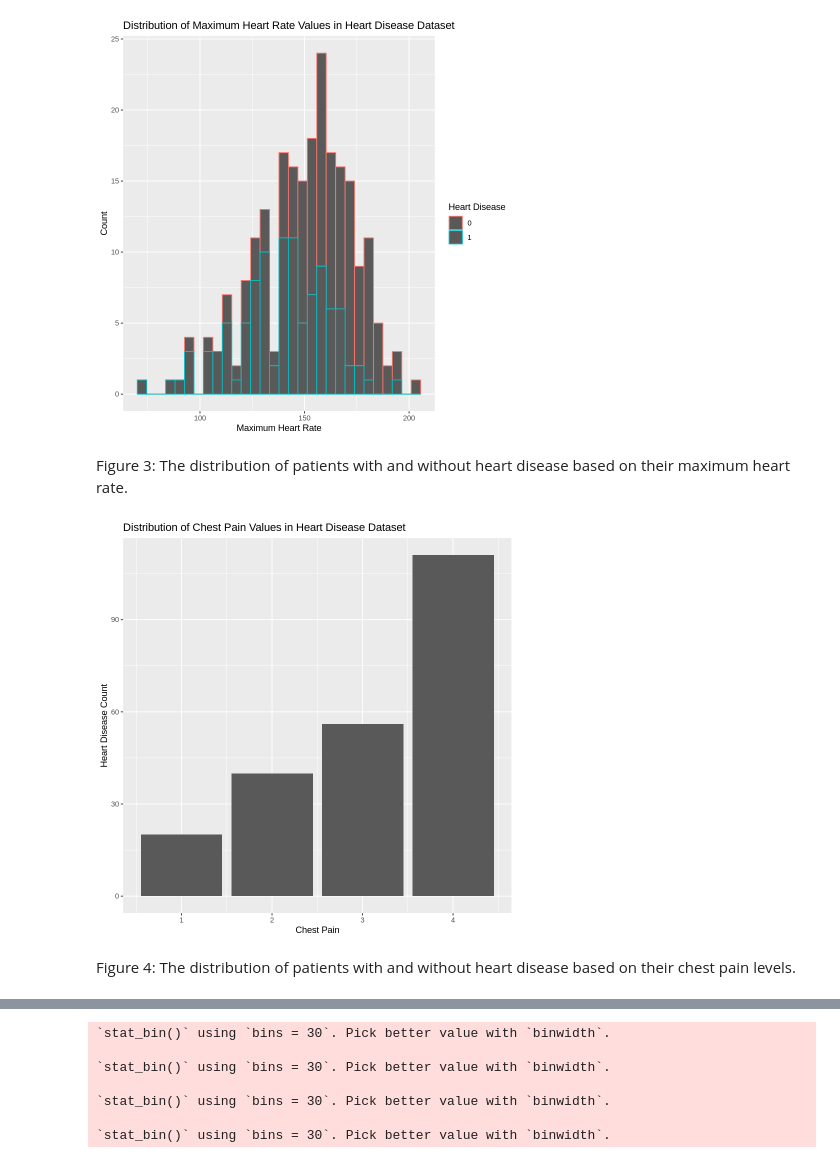
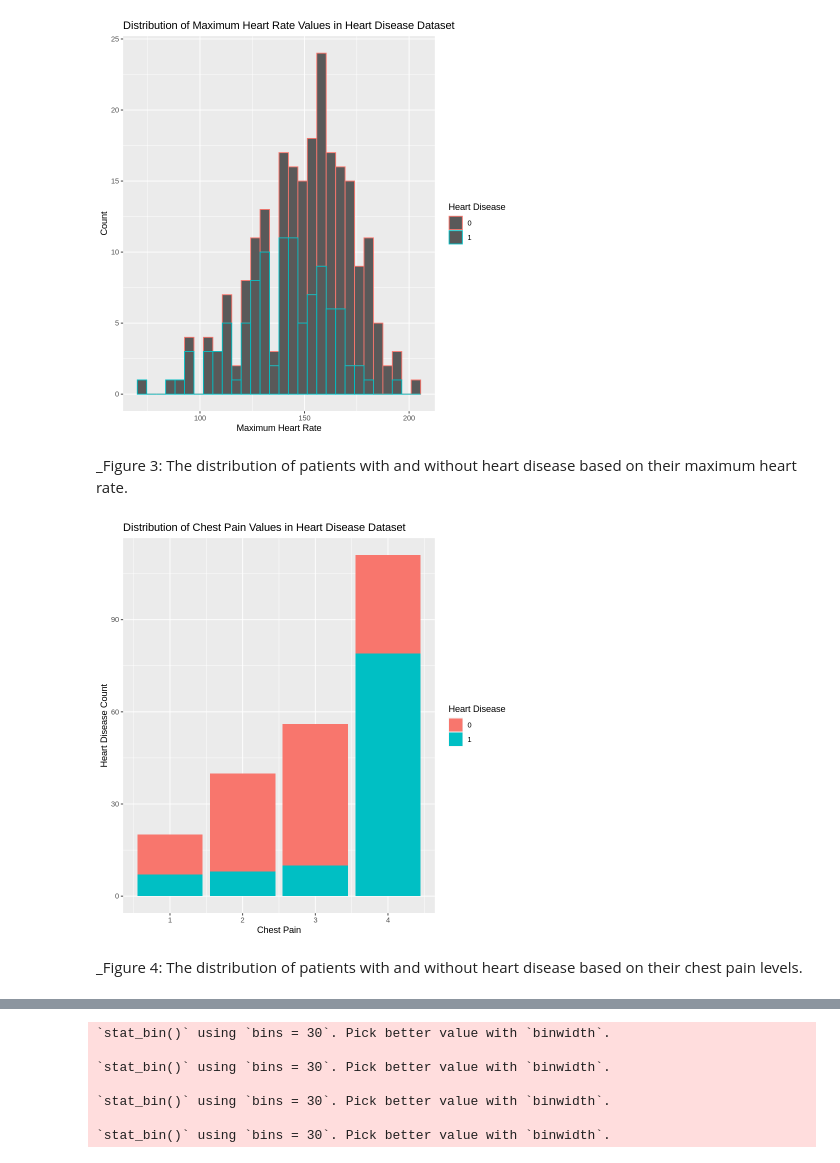
Before and after one commit to Yusen121/heart_disease_simple, a Jupyter notebook: data/group_project_report.ipynb, the cells around one changed output, grey strips where cells are left out. Cells and saved outputs as stored; diff of their text form; code cells hidden in the pictures.

```diff
--- a/data/group_project_report.ipynb
+++ b/data/group_project_report.ipynb
@@ -195,20 +197,20 @@ heart_training_max_heart_rate
 # %% [output]
 [figure]
 # %% [markdown]
-Figure 3: The distribution of patients with and without heart disease based on their maximum heart rate.
+_Figure 3: The distribution of patients with and without heart disease based on their maximum heart rate.
 # %%
 # !!!
 
 heart_training_chest_pain<- training_data %>%
-    ggplot(aes(x= chest_pain))+
+    ggplot(aes(x= chest_pain, fill = num))+
     geom_bar()+
-    labs(x = "Chest Pain", y = "Heart Disease Count") +
+    labs(x = "Chest Pain", y = "Heart Disease Count", fill = "Heart Disease") +
     ggtitle("Distribution of Chest Pain Values in Heart Disease Dataset")
 heart_training_chest_pain
 # %% [output]
-[figure, old version]
+[figure, new version]
 # %% [markdown]
-Figure 4: The distribution of patients with and without heart disease based on their chest pain levels.
+_Figure 4: The distribution of patients with and without heart disease based on their chest pain levels.
 # %% [markdown]
 !!!
 
```
Also changed, not shown: parts of 18 cells of this notebook.
